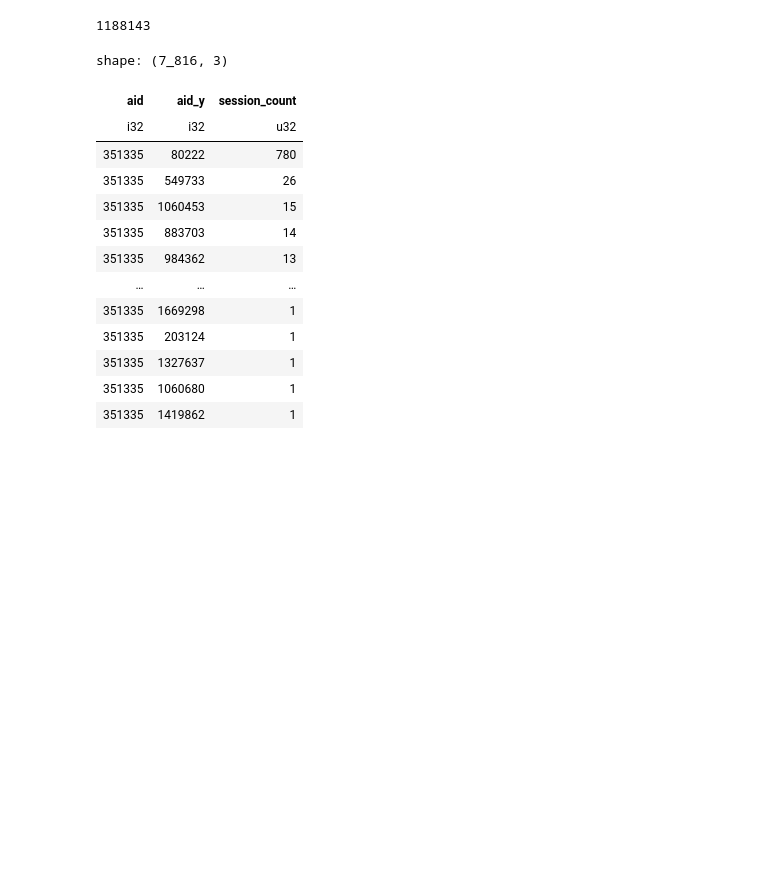
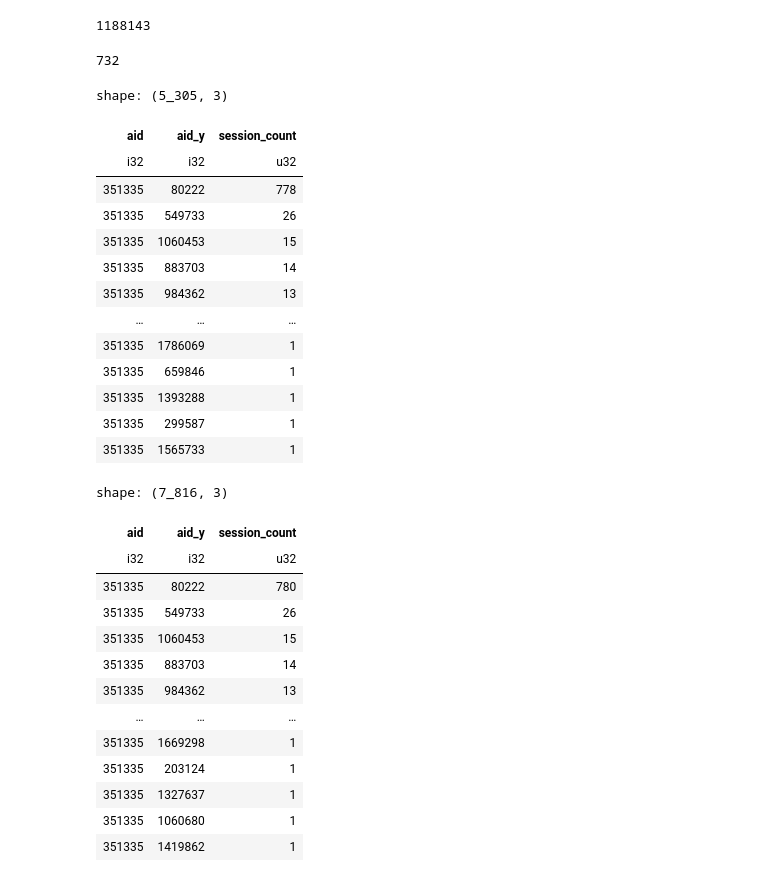
Before and after one commit to seanv507/Kaggle-OTTO-Comp, a Jupyter notebook: analysis.ipynb, the cells around one changed output. Saved outputs shown, nothing was run; the diff lists cells and outputs as text; code cells hidden in the pictures; blank space fills up the shorter version.

```diff
--- a/analysis.ipynb
+++ b/analysis.ipynb
@@ -522,6 +937,27 @@ covisits_cpu_90_top_40 = (
         pl.all().top_k_by('session_count',40)
         .over('aid',mapping_strategy='explode'))
 )
+# %%
+584+113+20+15
+# %% [output]
+732
+# %%
+covisits_90.filter(pl.col('aid')==351335).sort('session_count',descending=True)
+# %% [output]
+shape: (5_305, 3)
+| aid | aid_y | session_count |
+| i32 | i32 | u32 |
+| 351335 | 80222 | 778 |
+| 351335 | 549733 | 26 |
+| 351335 | 1060453 | 15 |
+| 351335 | 883703 | 14 |
+| 351335 | 984362 | 13 |
+| … | … | … |
+| 351335 | 1786069 | 1 |
+| 351335 | 659846 | 1 |
+| 351335 | 1393288 | 1 |
+| 351335 | 299587 | 1 |
+| 351335 | 1565733 | 1 |
 # %%
 covisits_cpu_90.filter(pl.col('aid')==351335).sort('session_count',descending=True)
 # %% [output]
```
Also changed, not shown: parts of 76 cells of this notebook, 6 other files.
